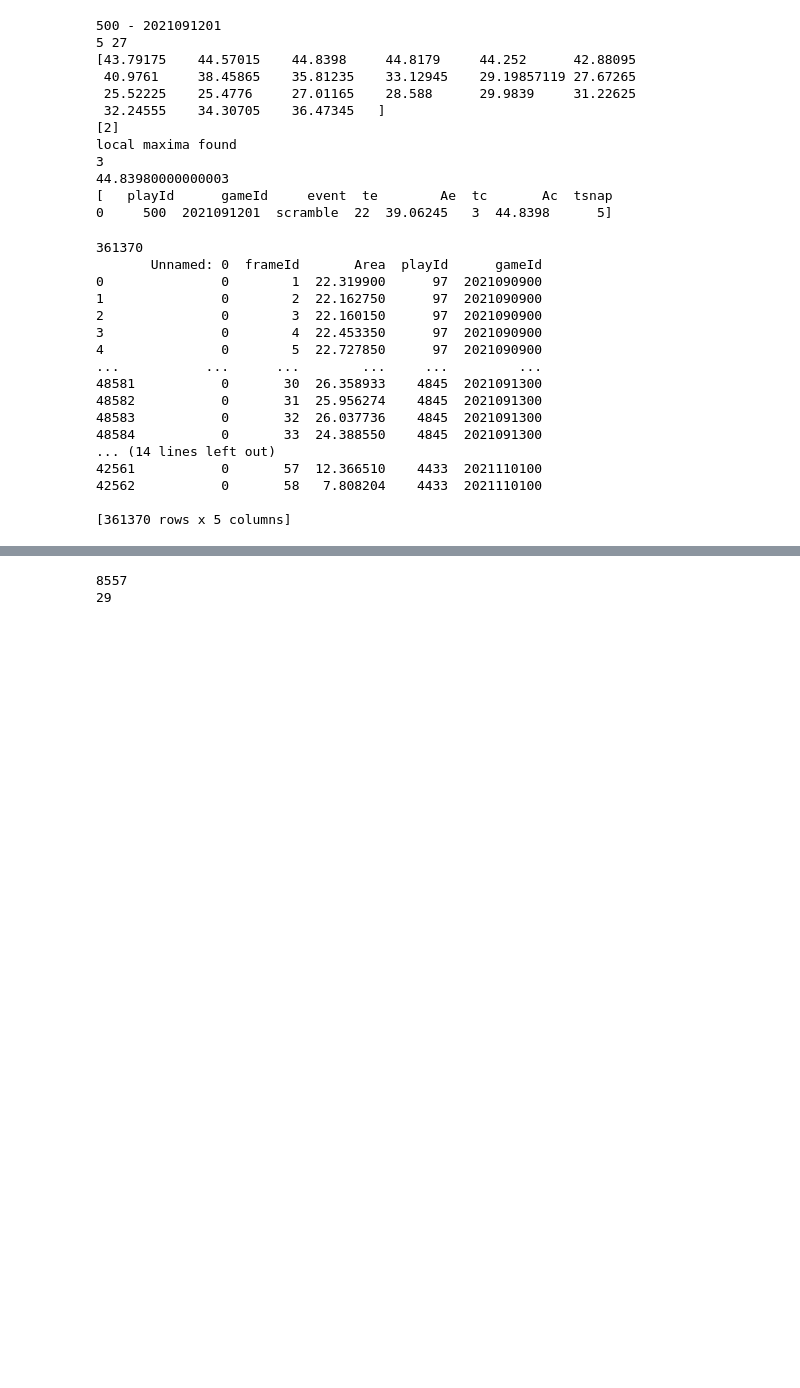
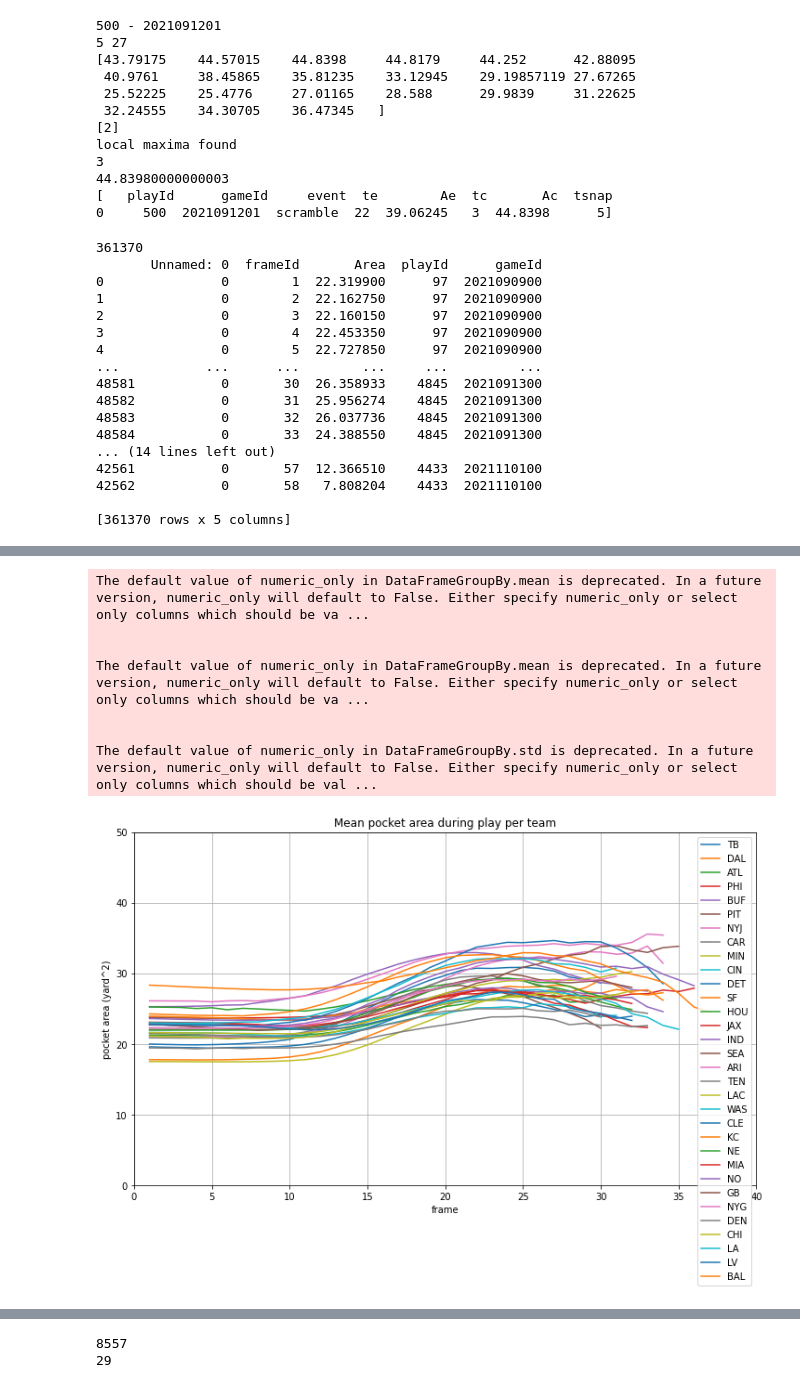
Before and after one commit to NthnMgns/NFL-Big-Data-Bowl-2023, a Jupyter notebook: notebook_AS.ipynb, the cells around one changed output, grey strips where cells are left out. Drawn from its saved outputs; the diff is of its cells as text; code cells hidden in the pictures; blank space fills up the shorter version.

```diff
--- a/notebook_AS.ipynb
+++ b/notebook_AS.ipynb
@@ -274,0 +407,33 @@ df_area_all_weeks.to_csv('data/area/area_t.csv')
+# %%
+TEAMS = df_area_plays.possessionTeam.unique()
+
+means_per_team = df_area_plays.groupby(['possessionTeam']).mean()
+
+means_per_team_and_frame = df_area_plays.groupby(['possessionTeam', 'frameId']).mean()
+stds_per_team_and_frame = df_area_plays.groupby(['possessionTeam', 'frameId']).std()
+
+plt.figure(figsize = (12,7))
+plt.title(f'Mean pocket area during play per team')
+for team in TEAMS:
+
+    plt.plot(means_per_team_and_frame.loc[team,'Area'].iloc[:round(means_per_team.loc[team,'te'])], label = team)
+    #plt.plot(means_per_team_and_frame.loc[team,'Area'].iloc[:round(means_per_team.loc[team,'te'])]+stds_per_team_and_frame.loc[team,'Area'].iloc[:round(means_per_team.loc[team,'te'])]/np.sqrt(len(stds_per_team_and_frame.loc[team,'Area'].iloc[:round(means_per_team.loc[team,'te'])])), '-.')
+    #plt.plot(means_per_team_and_frame.loc[team,'Area'].iloc[:round(means_per_team.loc[team,'te'])]-stds_per_team_and_frame.loc[team,'Area'].iloc[:round(means_per_team.loc[team,'te'])]/np.sqrt(len(stds_per_team_and_frame.loc[team,'Area'].iloc[:round(means_per_team.loc[team,'te'])])), '-.')
+
+plt.ylim([0,50])
+plt.xlim([0,40])
+
+plt.xlabel('frame')
+plt.ylabel('pocket area (yard^2)')
+plt.grid()
+plt.legend()
+plt.show()
+# %% [output]
+The default value of numeric_only in DataFrameGroupBy.mean is deprecated. In a future version, numeric_only will default to False. Either specify numeric_only or select only columns which should be va ...
+
+
+The default value of numeric_only in DataFrameGroupBy.mean is deprecated. In a future version, numeric_only will default to False. Either specify numeric_only or select only columns which should be va ...
+
+
+The default value of numeric_only in DataFrameGroupBy.std is deprecated. In a future version, numeric_only will default to False. Either specify numeric_only or select only columns which should be val ...
+[figure, added]
```
Also changed, not shown: parts of 9 cells of this notebook, 3 other files.
